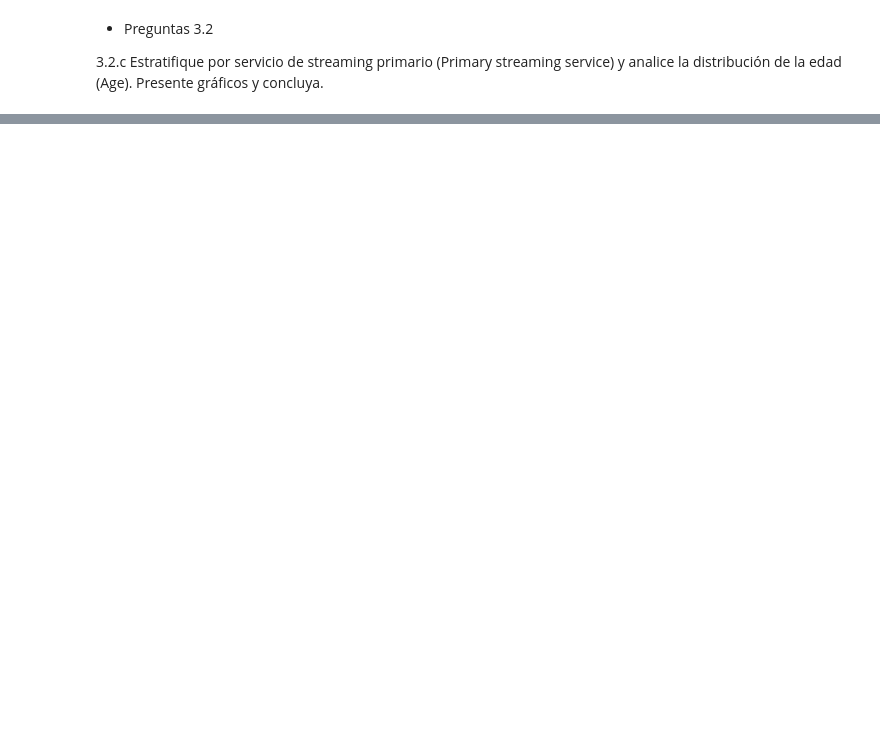
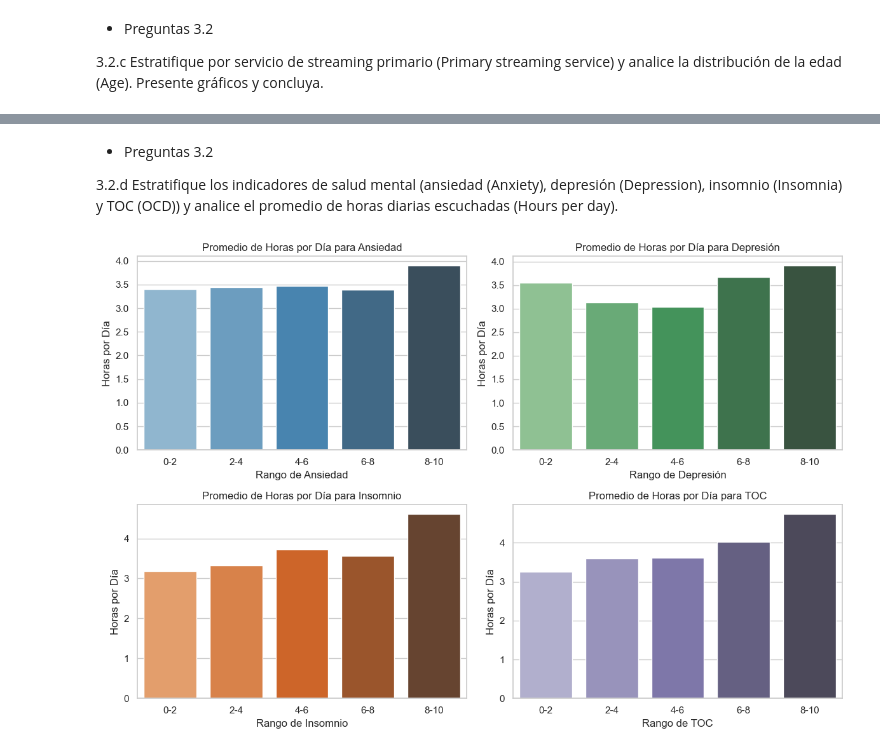
Before and after one commit to mixedpaipo/LECS, a Jupyter notebook: LEC1/lec1-grupoA.ipynb, the cells around one changed output, grey strips where cells are left out. Saved outputs shown, nothing was run; the diff lists cells and outputs as text; code cells hidden in the pictures; blank space fills up the shorter version.

```diff
--- a/LEC1/lec1-grupoA.ipynb
+++ b/LEC1/lec1-grupoA.ipynb
@@ -209,0 +416,56 @@ plt.show()
+# %% [markdown]
+* Preguntas 3.2
+
+3.2.d Estratifique los indicadores de salud mental (ansiedad (Anxiety), depresión (Depression), insomnio (Insomnia) y TOC (OCD)) y analice el promedio de horas diarias escuchadas (Hours per day).
+# %%
+#Para responder a la pregunta 3.2.d
+
+#Estratificar en intervalos de 2
+bins = [0, 2, 4, 6, 8, 10]
+labels = ['0-2', '2-4', '4-6', '6-8', '8-10']
+
+df['Anxiety range'] = pd.cut(df['Anxiety'], bins=bins, labels=labels, right=False)
+df['Depression range'] = pd.cut(df['Depression'], bins=bins, labels=labels, right=False)
+df['Insomnia range'] = pd.cut(df['Insomnia'], bins=bins, labels=labels, right=False)
+df['OCD range'] = pd.cut(df['OCD'], bins=bins, labels=labels, right=False)
+
+grupo1 = df.groupby('Anxiety range')['Hours per day'].mean()
+grupo2 = df.groupby('Depression range')['Hours per day'].mean()
+grupo3 = df.groupby('Insomnia range')['Hours per day'].mean()
+grupo4 = df.groupby('OCD range')['Hours per day'].mean()
+
+sns.set(style="whitegrid")
+
+# Grafica ansiedad
+plt.figure(figsize=(12, 8))
+plt.subplot(2, 2, 1)
+sns.barplot(x=grupo1.index, y=grupo1.values, palette="Blues_d")
+plt.title('Promedio de Horas por Día para Ansiedad')
+plt.xlabel('Rango de Ansiedad')
+plt.ylabel('Horas por Día')
+
+# Grafica depresión
+plt.subplot(2, 2, 2)
+sns.barplot(x=grupo2.index, y=grupo2.values, palette="Greens_d")
+plt.title('Promedio de Horas por Día para Depresión')
+plt.xlabel('Rango de Depresión')
+plt.ylabel('Horas por Día')
+
+# Grafica insomnio
+plt.subplot(2, 2, 3)
+sns.barplot(x=grupo3.index, y=grupo3.values, palette="Oranges_d")
+plt.title('Promedio de Horas por Día para Insomnio')
+plt.xlabel('Rango de Insomnio')
+plt.ylabel('Horas por Día')
+
+# Grafica TOC
+plt.subplot(2, 2, 4)
+sns.barplot(x=grupo4.index, y=grupo4.values, palette="Purples_d")
+plt.title('Promedio de Horas por Día para TOC')
+plt.xlabel('Rango de TOC')
+plt.ylabel('Horas por Día')
+
+plt.tight_layout()
+plt.show()
+# %% [output]
+[figure, added]
```
Also changed, not shown: parts of 17 cells of this notebook.
